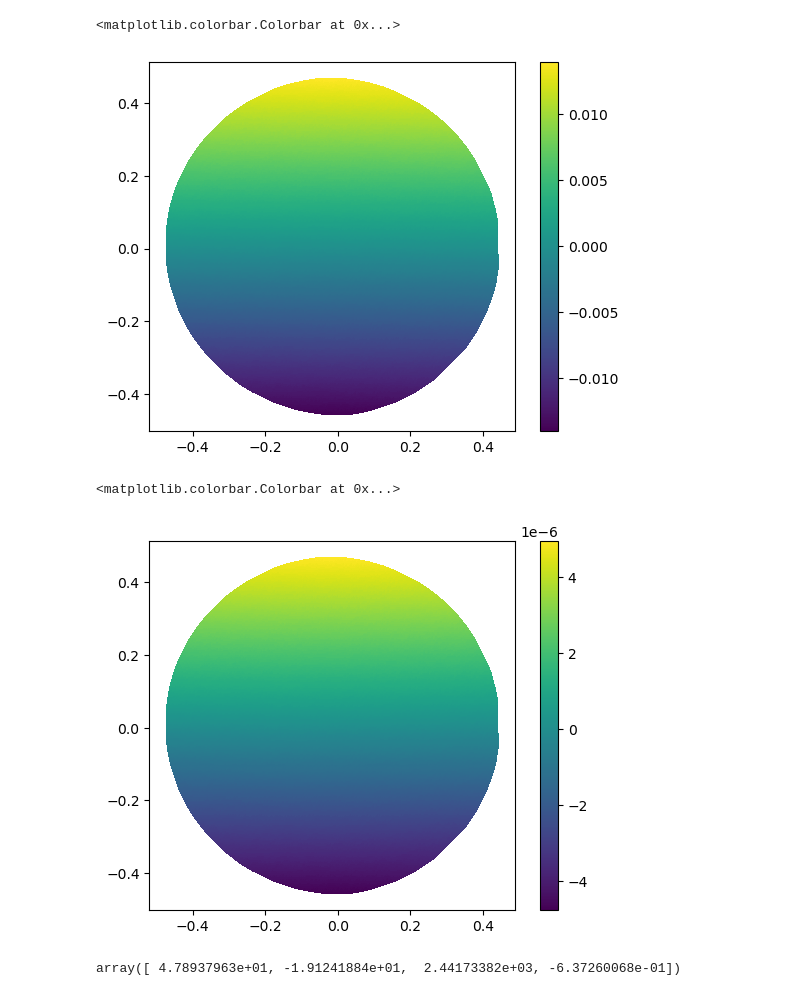
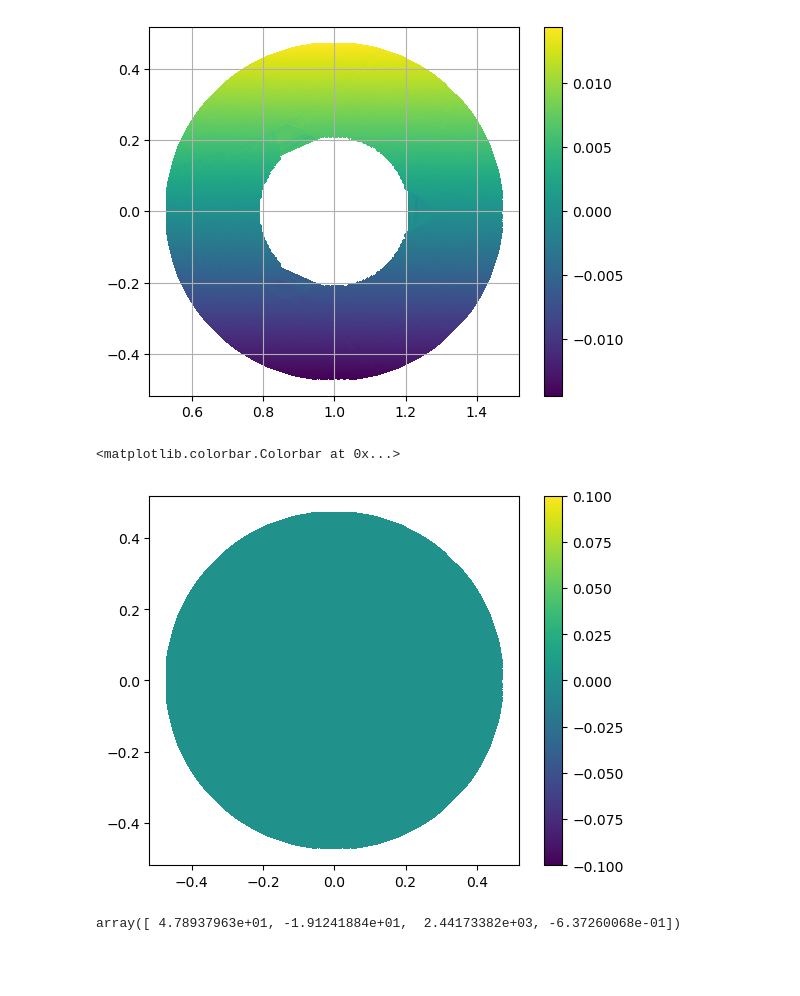
Before and after one commit to rconan/gmt-field-aberrations, a Jupyter notebook: examples/projections/projection_segment.ipynb, the cells around one changed output. Saved outputs shown, nothing was run; the diff lists cells and outputs as text; code cells hidden in the pictures; blank space fills up the shorter version.

```diff
--- a/examples/projections/projection_segment.ipynb
+++ b/examples/projections/projection_segment.ipynb
@@ -4,7 +4,7 @@ import matplotlib.pyplot as plt
 import matplotlib.tri as tri
 %matplotlib inline
 # %%
-zernp = np.load("projection_segment.pkl",allow_pickle=True)
+zernp = np.load("projection_segment1.pkl",allow_pickle=True)
 # %%
 zernp.keys(),zernp["basis"].keys()
 # %% [output]
@@ -18,11 +69,17 @@ c = np.asarray(zernp["coefficients"])
 # %%
 fig, ax =plt.subplots()
-h = ax.tripcolor(xy[:,0],xy[:,1],modes[:,2])
+x = xy[:,0]
+y = xy[:,1]
+triang = tri.Triangulation(x+1,y)
+triang.set_mask(np.hypot((x[triang.triangles]).mean(axis=1),
+            (y[triang.triangles]).mean(axis=1))
+< 0.21)
+h = ax.tripcolor(triang,modes[:,2])
 ax.set_aspect("equal")
 fig.colorbar(h,ax=ax)
+ax.grid()
 # %% [output]
-<matplotlib.colorbar.Colorbar at 0x...>
-[figure, old version]
+[figure, new version]
 # %%
 fig, ax =plt.subplots()
 h = ax.tripcolor(xy[:,0],xy[:,1],opd)
@@ -30,7 +87,7 @@ ax.set_aspect("equal")
 fig.colorbar(h,ax=ax)
 # %% [output]
 <matplotlib.colorbar.Colorbar at 0x...>
-[figure, old version]
+[figure, new version]
 # %%
 c[:4]
 # %% [output]
```
Also changed, not shown: parts of 3 cells of this notebook, 5 other files.
